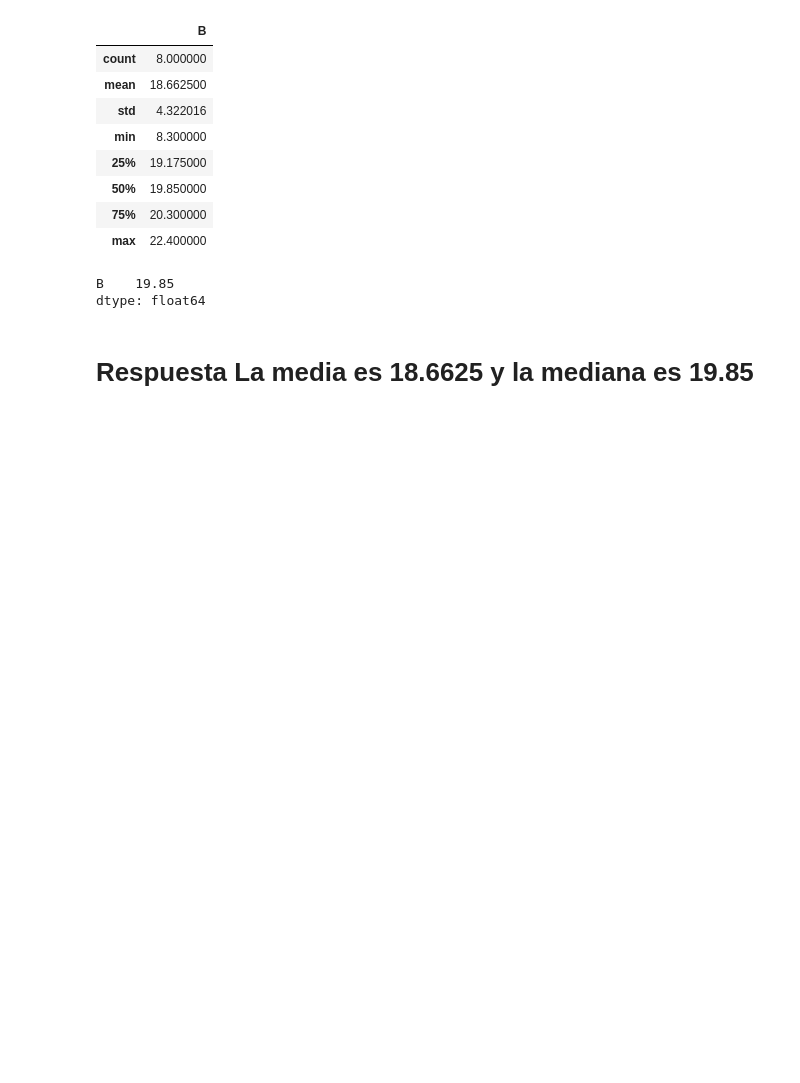
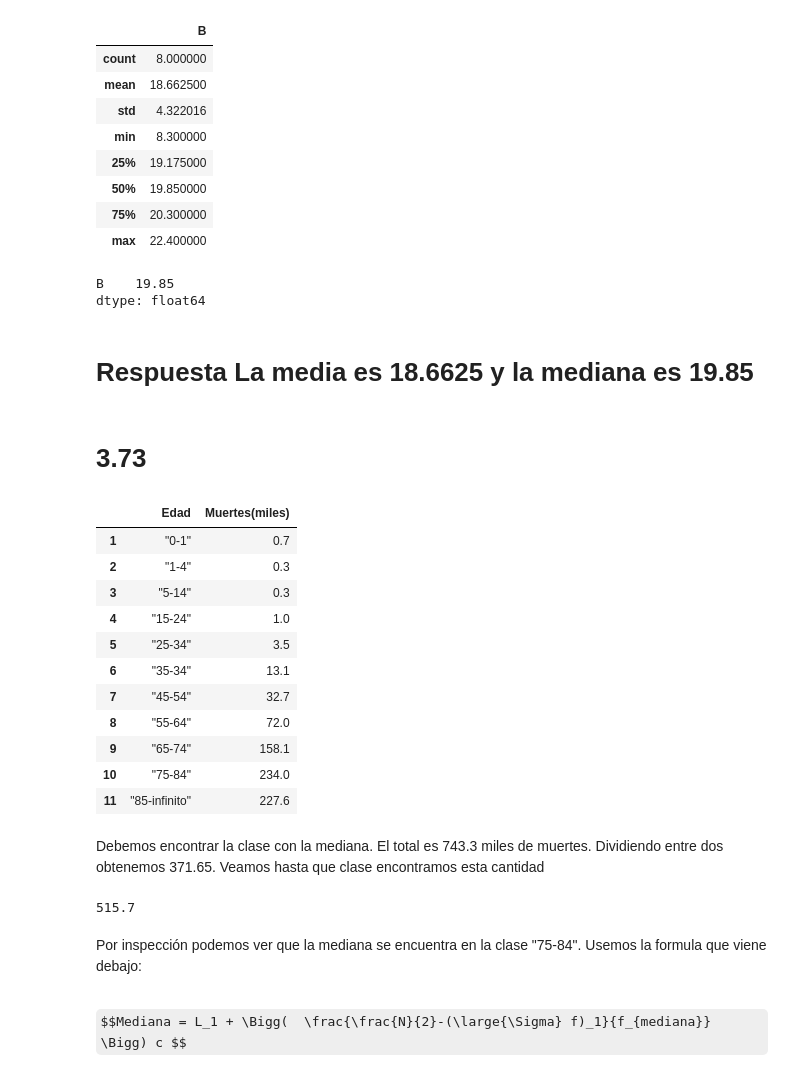
Before and after one commit to papagala/DataScienceMastersDegree, a Jupyter notebook: statistics/notebooks/1-3.ipynb, the cells around one changed output. Drawn from its saved outputs; the diff is of its cells as text; code cells hidden in the pictures; some formulas as TeX source; blank space fills up the shorter version.

```diff
--- a/statistics/notebooks/1-3.ipynb
+++ b/statistics/notebooks/1-3.ipynb
@@ -312,3 +312,31 @@ B    19.85
 dtype: float64
 # %% [markdown]
 # Respuesta La media es 18.6625 y la mediana es 19.85
+# %% [markdown]
+# 3.73
+# %%
+df.to_csv("373.csv", index=None)
+df[1:]
+# %% [output]
+|  | Edad | Muertes(miles) |
+| 1 | "0-1" | 0.7 |
+| 2 | "1-4" | 0.3 |
+| 3 | "5-14" | 0.3 |
+| 4 | "15-24" | 1.0 |
+| 5 | "25-34" | 3.5 |
+| 6 | "35-34" | 13.1 |
+| 7 | "45-54" | 32.7 |
+| 8 | "55-64" | 72.0 |
+| 9 | "65-74" | 158.1 |
+| 10 | "75-84" | 234.0 |
+| 11 | "85-infinito" | 227.6 |
+# %% [markdown]
+Debemos encontrar la clase con la mediana. El total es 743.3 miles de muertes. Dividiendo entre dos obtenemos 371.65. Veamos hasta que clase encontramos esta cantidad
+# %%
+df[1:11]["Muertes(miles)"].sum()
+# %% [output]
+515.7
+# %% [markdown]
+Por inspección podemos ver que la mediana se encuentra en la clase "75-84". Usemos la formula que viene debajo:
+# %% [markdown]
+$$Mediana = L_1 + \Bigg(  \frac{\frac{N}{2}-(\large{\Sigma} f)_1}{f_{mediana}}         \Bigg) c $$
```
Also changed, not shown: parts of 38 cells of this notebook, 5 other files.
